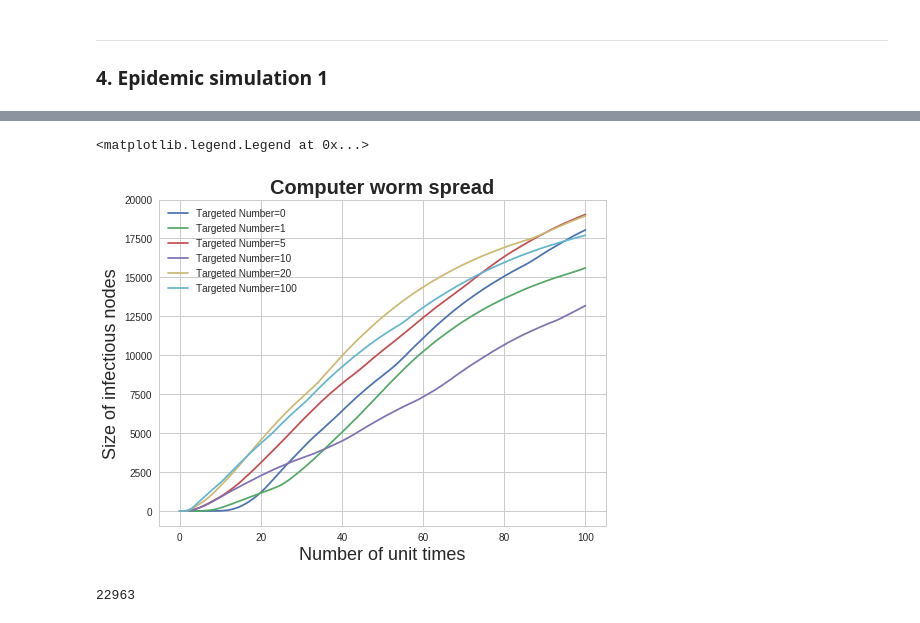
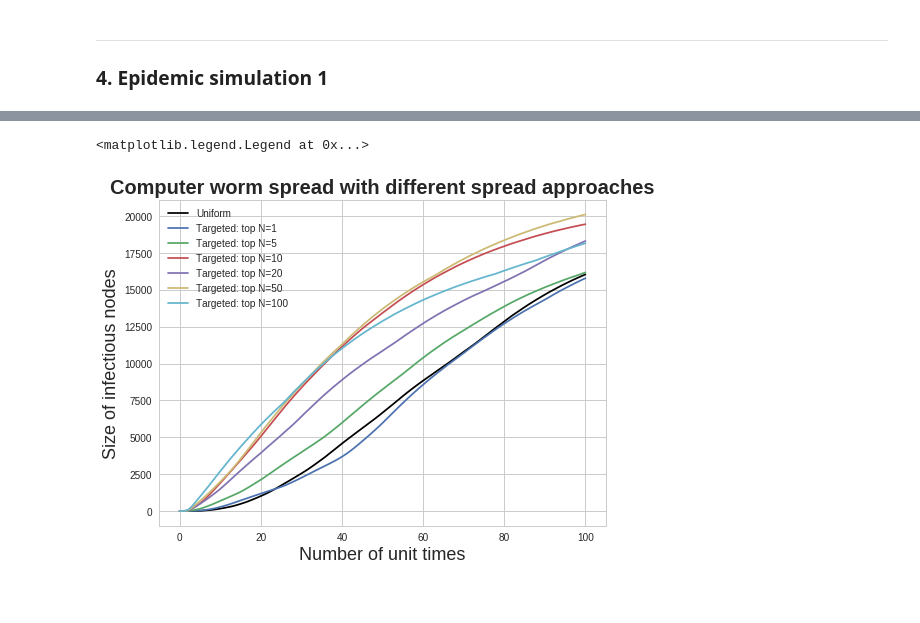
Before and after one commit to DoubleBite/Network-Science-Homeworks, a Jupyter notebook: 作業四/homework.ipynb, the cells around one changed output, grey strips where cells are left out. Saved outputs shown, nothing was run; the diff lists cells and outputs as text; code cells hidden in the pictures.

```diff
--- a/作業四/homework.ipynb
+++ b/作業四/homework.ipynb
@@ -143,0 +137,18 @@ print len(max_deg_removal_list)
+# %%
+######### Always remove the node with largest degree.
+# Iteratively get the node with largest degree and then remove its edges from original graph.
+# This process is to build a list consisting of nodes of largest degree on every stage.
+
+
+# Need to deep copy the graph for processing since the vertices will not belong to the original graph when build the list.
+g_copy = g.copy()
+max_deg_removal_list = []
+
+for i in range(len(list(g.vertices()))):
+    max_deg_v = max(g_copy.vertices(), key=lambda v: v.out_degree())
+    max_deg_removal_list.append(g.vertex_index[max_deg_v])
+    g_copy.remove_vertex(max_deg_v)
+#     max_edges = g_copy.get_out_edges(max_deg_v)
+
+#     for e in max_edges:
+#         g_copy.remove_edge(g.edge(e[0],e[1]))
@@ -173,11 +231,11 @@ def getInfected(node, beta, node_state_dict, type="normal", targeted_list=None):
 
 def countInfectious(state_dict):
     '''
-        Since the value is 1 for infectious nodes. Just sum them up to get the total number of infected nodes.
+        Since the value is 1 for infectious nodes and 0 for susceptible ones. Just sum the values up to get the total number of infected nodes.
     '''
     return sum(state_dict.values())
 
-def simulate(beta, epochs=10, type="normal", targeted_list=None):
+def simulate(beta, epochs=20, type="normal", targeted_list=None):
 
     epidimics_data_records = [] # To store the epidimics_data_record to compute the average trend
     total_simulation_times = 100
@@ -256,7 +316,9 @@ beta=1
 # %%
-targeted_nums = [1,5,10,20,100]
+targeted_nums = [1,5,10,20,50, 100]
 
+# Get the targeted top N lists
 sorted_node_list = sorted(node_list, key=lambda n:G.degree(n),reverse=True)
 targeted_node_lists = [sorted_node_list[:num] for num in targeted_nums ]
 
+# Get the betas for different N value
 targeted_betas = [(0.02*len(edge_list) - num)/(len(edge_list) - num)  for num in targeted_nums ]
@@ -265,26 +325,26 @@ epidimics_data_0 = simulate(0.02)
 # %%
-targeted_num_epidata_dict = {}
+# Uniform spread
+epidimics_data_0 = simulate(0.02)
 
+# Non-uniform spread
+N_epidata_dict = {}
 for idx, num in enumerate(targeted_nums):
-
     epidimics_data = simulate(targeted_betas[idx], type="special", targeted_list=targeted_node_lists[idx])
-    targeted_num_epidata_dict[num] = epidimics_data
+    N_epidata_dict[num] = epidimics_data
 # %%
 plt.figure(figsize=(8,6))
 
-plt.plot(epidimics_data_0, label="Targeted Number={0}".format(0))
+# Plot the uniform spread
+plt.plot(epidimics_data_0, label="Uniform",color="black")
 
-for num in sorted(targeted_nums):
-    plt.plot(targeted_num_epidata_dict[num], label="Targeted Number={0}".format(num))
+# Plot non-uniform spread
+for N in sorted(N_epidata_dict):
+    plt.plot(N_epidata_dict[N], label="Targeted: top N={0}".format(N))
 
-plt.title("Computer worm spread", fontsize=20, fontweight='bold')
+plt.title("Computer worm spread with different spread approaches", fontsize=20, fontweight='bold')
 plt.xlabel("Number of unit times", fontsize=18)
 plt.ylabel("Size of infectious nodes", fontsize=18)
 plt.legend()
 # %% [output]
 <matplotlib.legend.Legend at 0x...>
-[figure, old version]
+[figure, new version]
-# %%
-print len(node_list)
-# %% [output]
-22963
```
Also changed, not shown: parts of 23 cells of this notebook.
